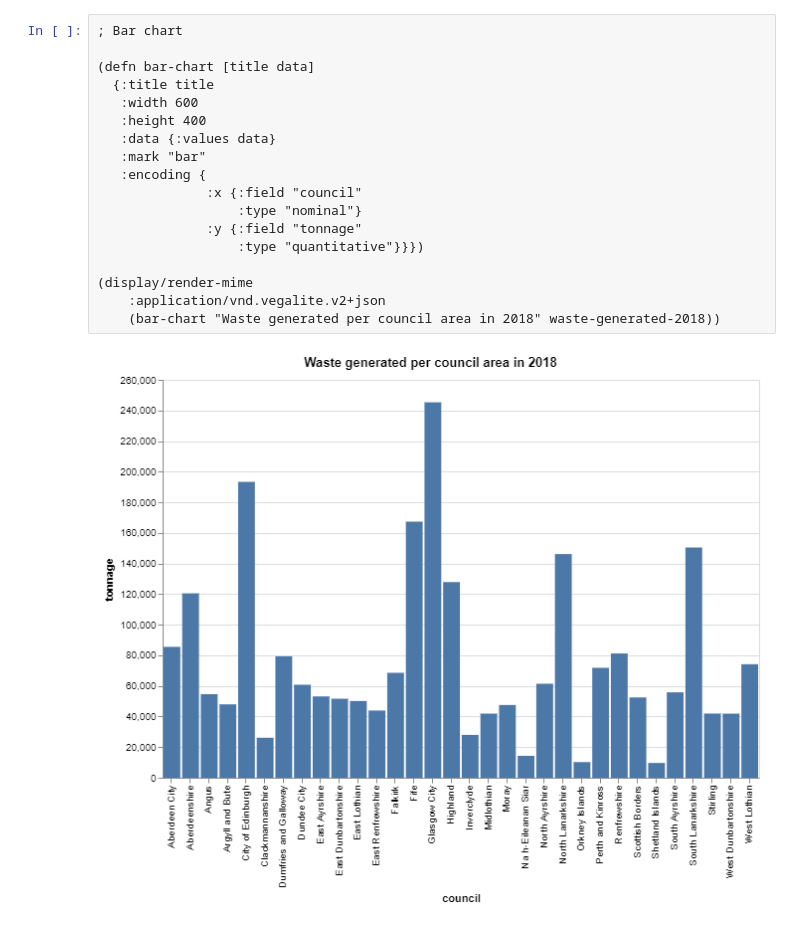
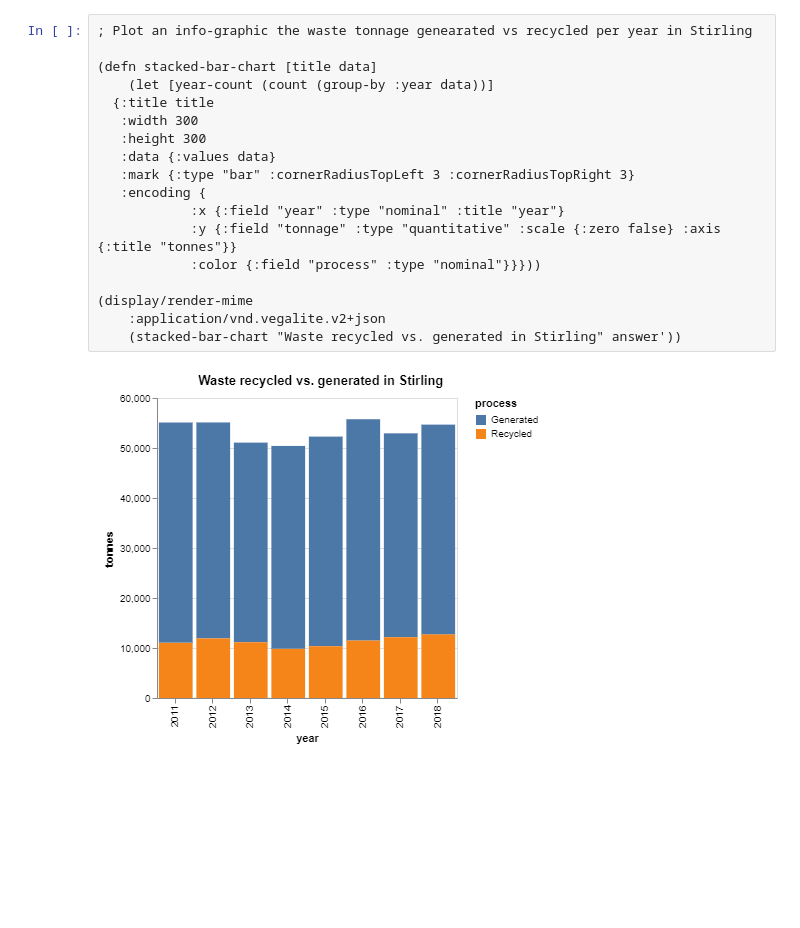
Before and after one commit to ash-mcc/dcs, a Jupyter notebook: linked-data-experiment/plot-info-graphics.ipynb, the cells around one changed output. Drawn from its saved outputs; the diff is of its cells as text; blank space fills up the shorter version.

Commit message:
pull data for info-graphics, from triplestore

```diff
--- a/linked-data-experiment/plot-info-graphics.ipynb
+++ b/linked-data-experiment/plot-info-graphics.ipynb
@@ -77,20 +190,20 @@ nil
 # %%
-; Bar chart
+; Plot an info-graphic the waste tonnage genearated vs recycled per year in Stirling
 
-(defn bar-chart [title data]
+(defn stacked-bar-chart [title data]
+    (let [year-count (count (group-by :year data))]
   {:title title
-   :width 600
-   :height 400
+   :width 300
+   :height 300
    :data {:values data}
-   :mark "bar"
+   :mark {:type "bar" :cornerRadiusTopLeft 3 :cornerRadiusTopRight 3}
    :encoding {
-              :x {:field "council"
-                  :type "nominal"}
-              :y {:field "tonnage"
-                  :type "quantitative"}}})
+            :x {:field "year" :type "nominal" :title "year"}
+            :y {:field "tonnage" :type "quantitative" :scale {:zero false} :axis {:title "tonnes"}}
+            :color {:field "process" :type "nominal"}}}))
 
 (display/render-mime
     :application/vnd.vegalite.v2+json
-    (bar-chart "Waste generated per council area in 2018" waste-generated-2018))
+    (stacked-bar-chart "Waste recycled vs. generated in Stirling" answer'))
 # %% [output]
-[figure, old version]
+[figure, new version]
```
Also changed, not shown: parts of 12 cells of this notebook, 1 other file.
